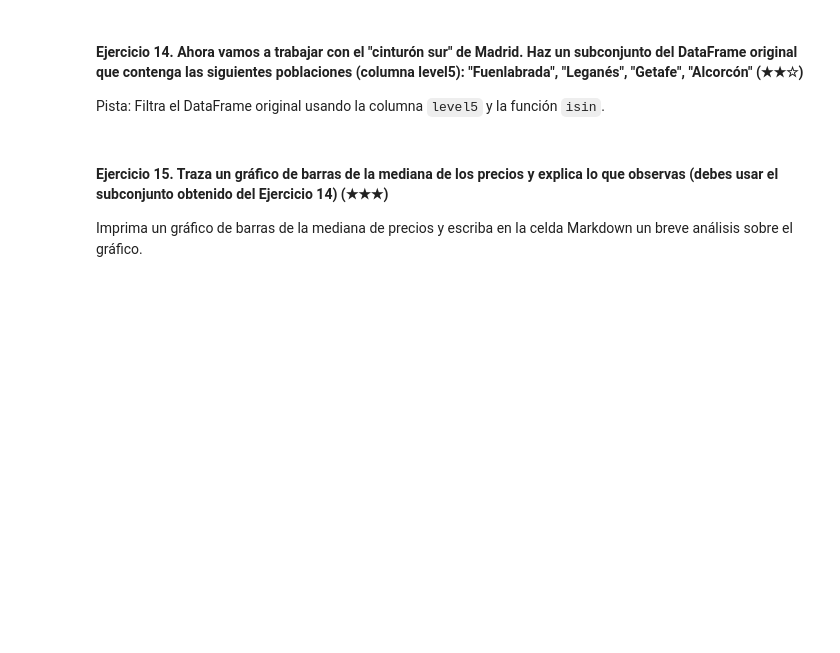
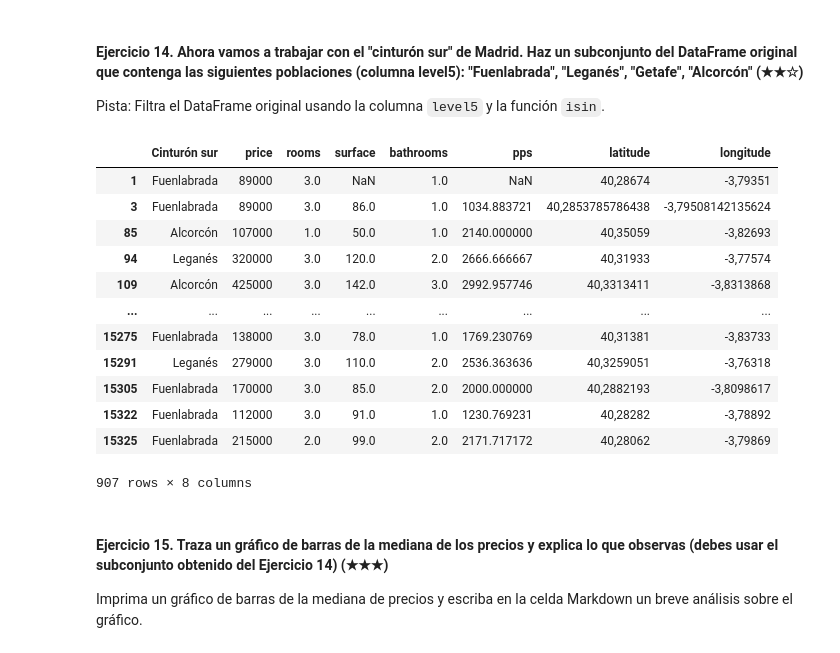
Before and after one commit to josephx-19/realestate-datacleanup-exercise, a Jupyter notebook: project.es.ipynb, the cells around one changed output. Saved outputs shown, nothing was run; the diff lists cells and outputs as text; code cells hidden in the pictures; blank space fills up the shorter version.

```diff
--- a/project.es.ipynb
+++ b/project.es.ipynb
@@ -281,6 +318,27 @@ Imprima la población y el número de casas.
 Pista: Filtra el DataFrame original usando la columna `level5` y la función `isin`.
 # %%
 # TODO
+filtered_data = ds[ds["level5"].isin(["Fuenlabrada", "Leganés", "Getafe", "Alcorcón"])]
+
+df = filtered_data[["level5", "price", "rooms", "surface", "bathrooms", "pps",'latitude', 'longitude']].copy()
+
+df.rename(columns={"level5": "Cinturón sur"}, inplace=True)
+
+df
+# %% [output]
+|  | Cinturón sur | price | rooms | surface | bathrooms | pps | latitude | longitude |
+| 1 | Fuenlabrada | 89000 | 3.0 | NaN | 1.0 | NaN | 40,28674 | -3,79351 |
+| 3 | Fuenlabrada | 89000 | 3.0 | 86.0 | 1.0 | 1034.883721 | 40,2853785786438 | -3,79508142135624 |
+| 85 | Alcorcón | 107000 | 1.0 | 50.0 | 1.0 | 2140.000000 | 40,35059 | -3,82693 |
+| 94 | Leganés | 320000 | 3.0 | 120.0 | 2.0 | 2666.666667 | 40,31933 | -3,77574 |
+| 109 | Alcorcón | 425000 | 3.0 | 142.0 | 3.0 | 2992.957746 | 40,3313411 | -3,8313868 |
+| ... | ... | ... | ... | ... | ... | ... | ... | ... |
+| 15275 | Fuenlabrada | 138000 | 3.0 | 78.0 | 1.0 | 1769.230769 | 40,31381 | -3,83733 |
+| 15291 | Leganés | 279000 | 3.0 | 110.0 | 2.0 | 2536.363636 | 40,3259051 | -3,76318 |
+| 15305 | Fuenlabrada | 170000 | 3.0 | 85.0 | 2.0 | 2000.000000 | 40,2882193 | -3,8098617 |
+| 15322 | Fuenlabrada | 112000 | 3.0 | 91.0 | 1.0 | 1230.769231 | 40,28282 | -3,78892 |
+| 15325 | Fuenlabrada | 215000 | 2.0 | 99.0 | 2.0 | 2171.717172 | 40,28062 | -3,79869 |
+907 rows × 8 columns
 # %% [markdown]
 #### Ejercicio 15. Traza un gráfico de barras de la mediana de los precios y explica lo que observas (debes usar el subconjunto obtenido del Ejercicio 14) (★★★)
 
```
Also changed, not shown: parts of 9 cells of this notebook.
